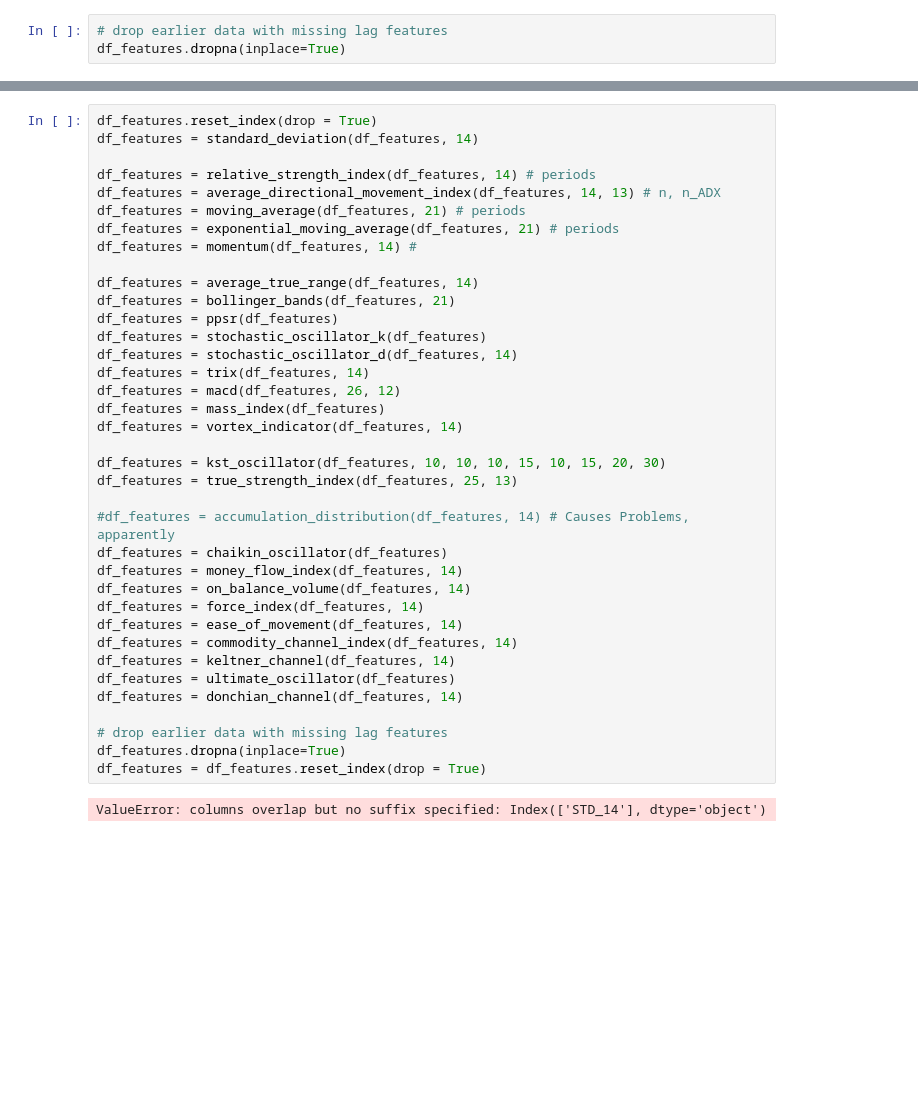
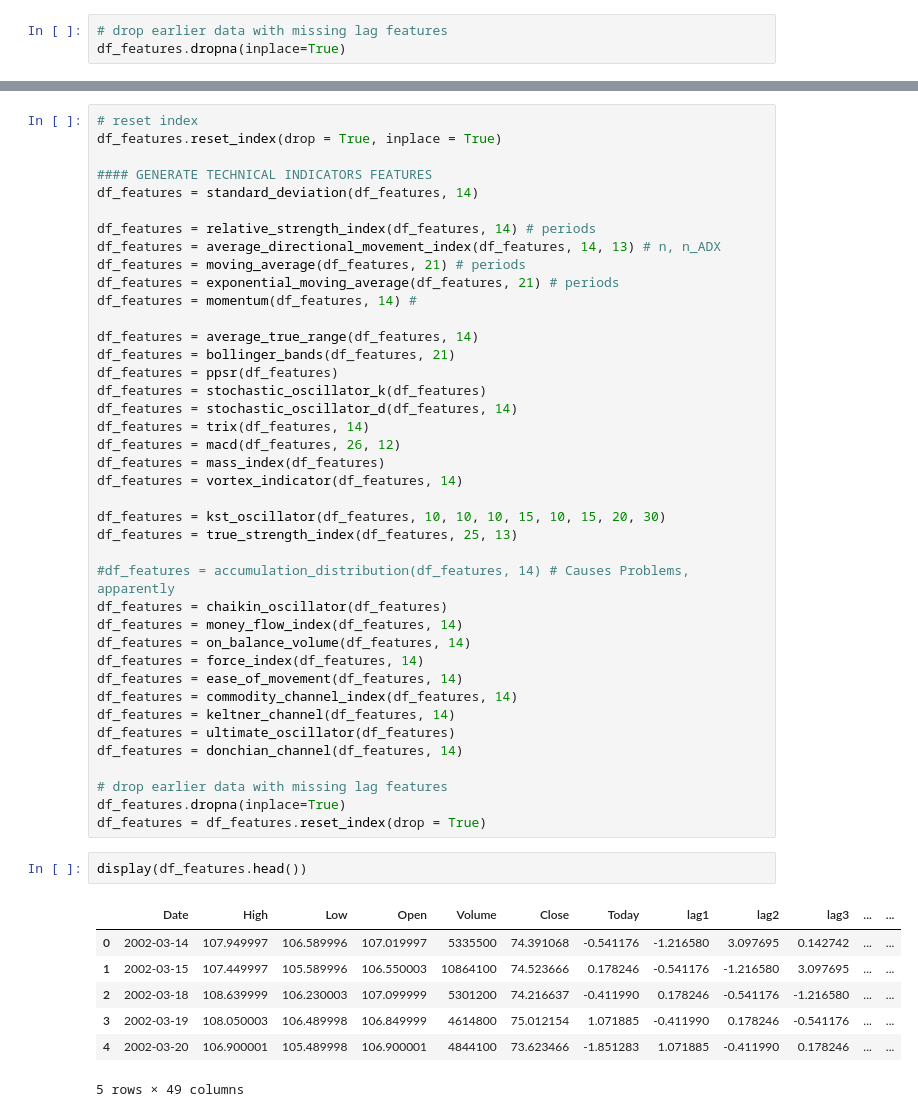
Before and after one commit to meenmo/Forecasting_Stock_Returns_via_Supervised_Learning, a Jupyter notebook: Code/DT_Revised_v1.ipynb, the cells around one changed output, grey strips where cells are left out. Cells and saved outputs as stored; diff of their text form; blank space fills up the shorter version.

```diff
--- a/Code/DT_Revised_v1.ipynb
+++ b/Code/DT_Revised_v1.ipynb
@@ -87,5 +78,8 @@ df_features.head()
 # %%
-df_features.reset_index(drop = True)
+# reset index
+df_features.reset_index(drop = True, inplace = True)
+
+#### GENERATE TECHNICAL INDICATORS FEATURES
 df_features = standard_deviation(df_features, 14)
 
 df_features = relative_strength_index(df_features, 14) # periods
@@ -121,5 +115,13 @@ df_features = donchian_channel(df_features, 14)
 # drop earlier data with missing lag features
 df_features.dropna(inplace=True)
 df_features = df_features.reset_index(drop = True)
-# %% [output]
-ValueError: columns overlap but no suffix specified: Index(['STD_14'], dtype='object')
+# %%
+display(df_features.head())
+# %% [output]
+|  | Date | High | Low | Open | Volume | Close | Today | lag1 | lag2 | lag3 | ... | ... |
+| 0 | 2002-03-14 | 107.949997 | 106.589996 | 107.019997 | 5335500 | 74.391068 | -0.541176 | -1.216580 | 3.097695 | 0.142742 | ... | ... |
+| 1 | 2002-03-15 | 107.449997 | 105.589996 | 106.550003 | 10864100 | 74.523666 | 0.178246 | -0.541176 | -1.216580 | 3.097695 | ... | ... |
+| 2 | 2002-03-18 | 108.639999 | 106.230003 | 107.099999 | 5301200 | 74.216637 | -0.411990 | 0.178246 | -0.541176 | -1.216580 | ... | ... |
+| 3 | 2002-03-19 | 108.050003 | 106.489998 | 106.849999 | 4614800 | 75.012154 | 1.071885 | -0.411990 | 0.178246 | -0.541176 | ... | ... |
+| 4 | 2002-03-20 | 106.900001 | 105.489998 | 106.900001 | 4844100 | 73.623466 | -1.851283 | 1.071885 | -0.411990 | 0.178246 | ... | ... |
+5 rows × 49 columns
```
Also changed, not shown: parts of 16 cells of this notebook.
